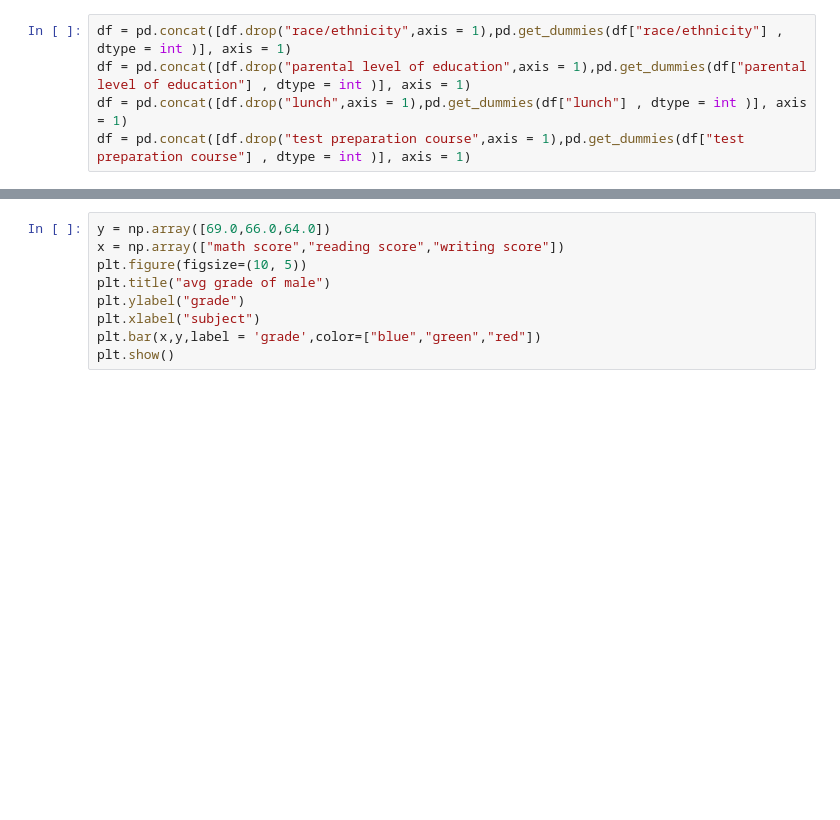
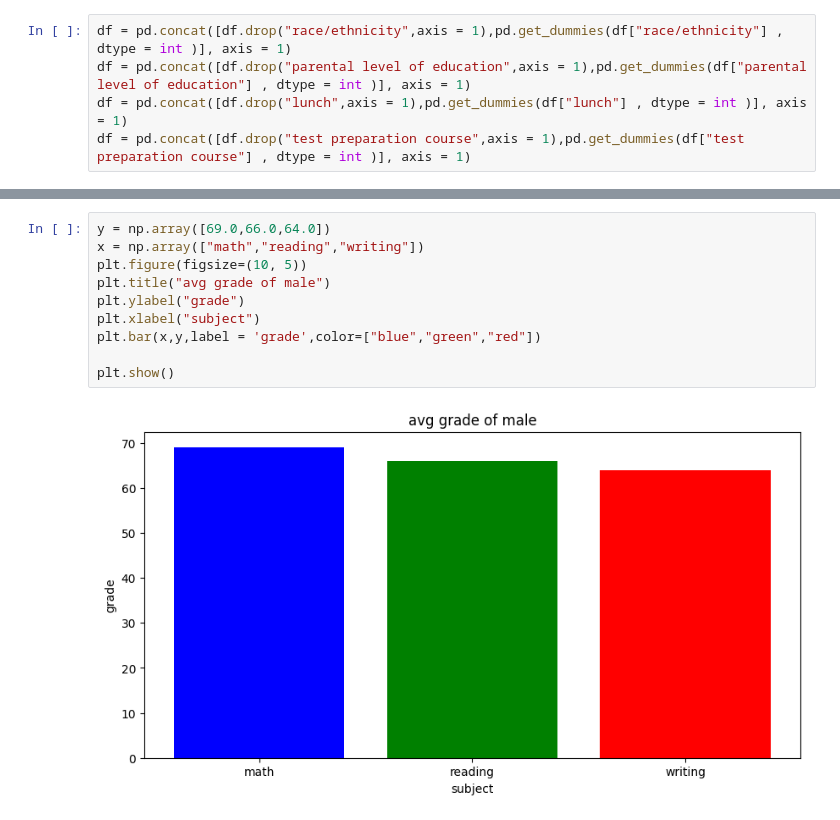
Before and after one commit to cakethehuman/student_scores, a Jupyter notebook: student data.ipynb, the cells around one changed output, grey strips where cells are left out. Drawn from its saved outputs; the diff is of its cells as text; blank space fills up the shorter version.

```diff
--- a/student data.ipynb
+++ b/student data.ipynb
@@ -54,11 +152,14 @@ plt.show()
 # %%
 y = np.array([69.0,66.0,64.0])
-x = np.array(["math score","reading score","writing score"])
+x = np.array(["math","reading","writing"])
 plt.figure(figsize=(10, 5))
 plt.title("avg grade of male")
 plt.ylabel("grade")
 plt.xlabel("subject")
 plt.bar(x,y,label = 'grade',color=["blue","green","red"])
+
 plt.show()
+# %% [output]
+[figure, added]
 # %%
 df
```
Also changed, not shown: parts of 19 cells of this notebook.
